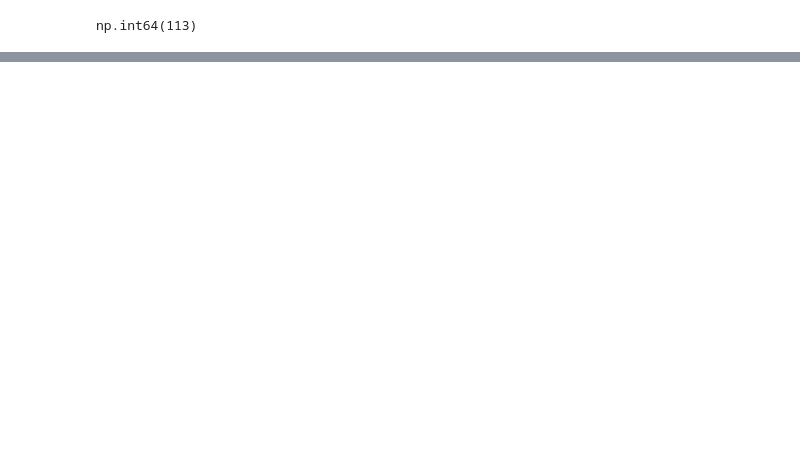
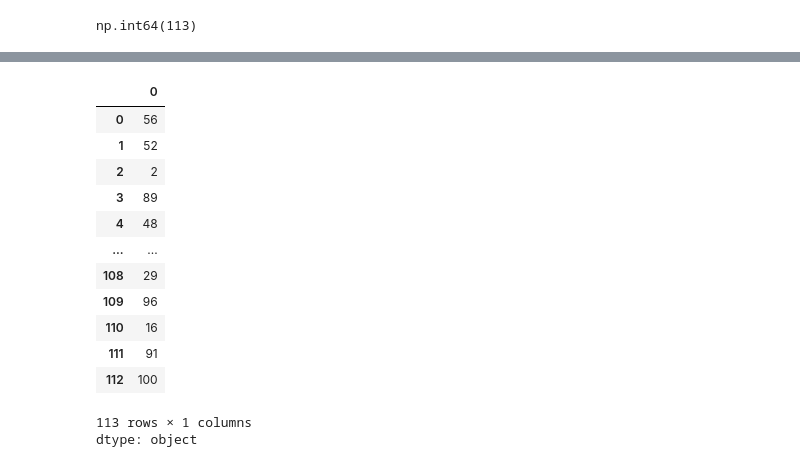
Before and after one commit to Bibhuti-MLAI/Time-Series-Forcasting, a Jupyter notebook: Revenue_Forcasting.ipynb, the cells around one changed output, grey strips where cells are left out. Cells and saved outputs as stored; diff of their text form; code cells hidden in the pictures; blank space fills up the shorter version.

```diff
--- a/Revenue_Forcasting.ipynb
+++ b/Revenue_Forcasting.ipynb
@@ -59,0 +80,4 @@ np.int64(113)
+# %%
+digits = customer['customer_id'].str.extract(r"CUST0*(\d+)")[0]
+customer["customer_id"] = "CUST" + digits.str.zfill(5)
+customer["customer_id"].head()
@@ -59,0 +92,17 @@ np.int64(113)
+# %%
+digits
+# %% [output]
+|  | 0 |
+| 0 | 56 |
+| 1 | 52 |
+| 2 | 2 |
+| 3 | 89 |
+| 4 | 48 |
+| ... | ... |
+| 108 | 29 |
+| 109 | 96 |
+| 110 | 16 |
+| 111 | 91 |
+| 112 | 100 |
+113 rows × 1 columns
+dtype: object
```
Also changed, not shown: parts of 8 cells of this notebook.
